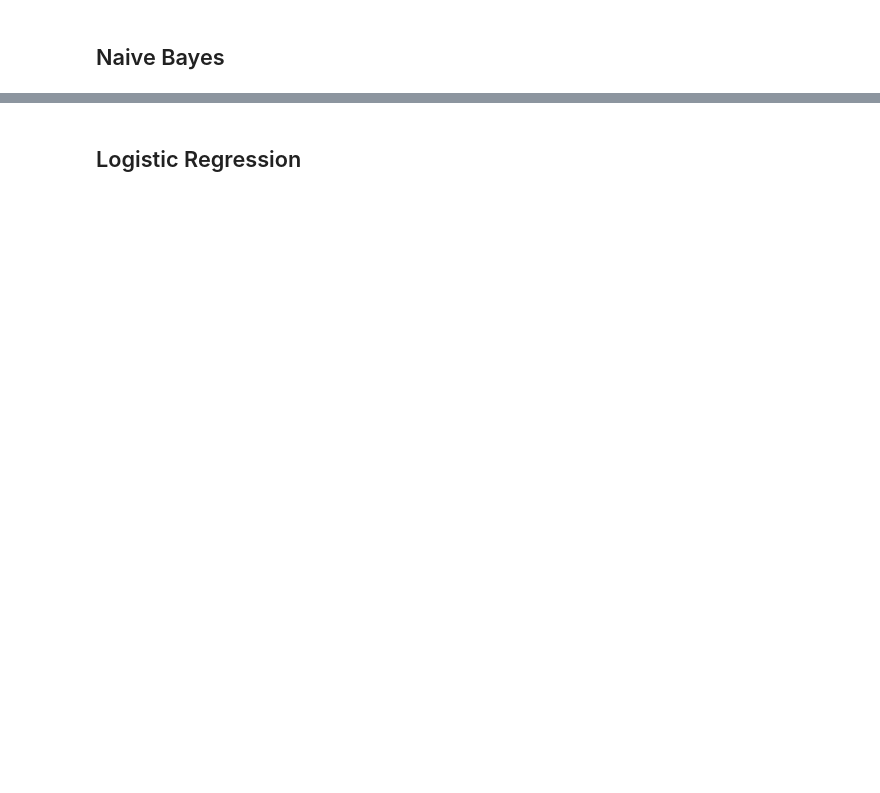
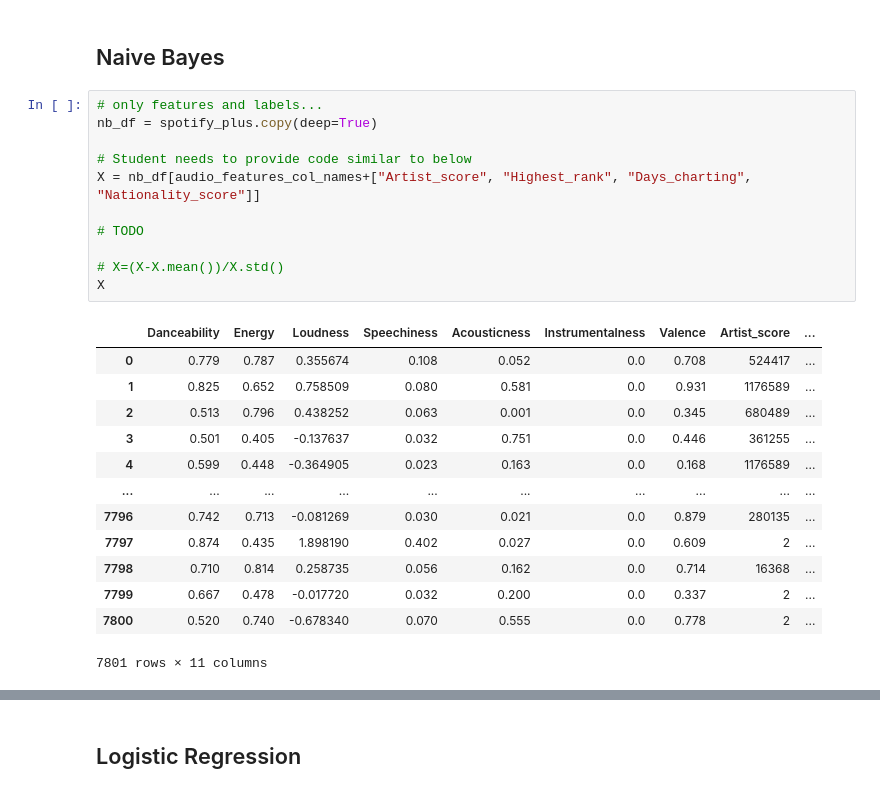
Before and after one commit to rm862/AML-spotify, a Jupyter notebook: classifying_popularity_more_features.ipynb, the cells around one changed output, grey strips where cells are left out. Saved outputs shown, nothing was run; the diff lists cells and outputs as text; blank space fills up the shorter version.

```diff
--- a/classifying_popularity_more_features.ipynb
+++ b/classifying_popularity_more_features.ipynb
@@ -601,2 +497,27 @@ memory usage: 32.6+ MB
 # %% [markdown]
 ## Naive Bayes
+# %%
+# only features and labels...
+nb_df = spotify_plus.copy(deep=True)
+
+# Student needs to provide code similar to below
+X = nb_df[audio_features_col_names+["Artist_score", "Highest_rank", "Days_charting", "Nationality_score"]]
+
+# TODO
+
+# X=(X-X.mean())/X.std()
+X
+# %% [output]
+|  | Danceability | Energy | Loudness | Speechiness | Acousticness | Instrumentalness | Valence | Artist_score | ... |
+| 0 | 0.779 | 0.787 | 0.355674 | 0.108 | 0.052 | 0.0 | 0.708 | 524417 | ... |
+| 1 | 0.825 | 0.652 | 0.758509 | 0.080 | 0.581 | 0.0 | 0.931 | 1176589 | ... |
+| 2 | 0.513 | 0.796 | 0.438252 | 0.063 | 0.001 | 0.0 | 0.345 | 680489 | ... |
+| 3 | 0.501 | 0.405 | -0.137637 | 0.032 | 0.751 | 0.0 | 0.446 | 361255 | ... |
+| 4 | 0.599 | 0.448 | -0.364905 | 0.023 | 0.163 | 0.0 | 0.168 | 1176589 | ... |
+| ... | ... | ... | ... | ... | ... | ... | ... | ... | ... |
+| 7796 | 0.742 | 0.713 | -0.081269 | 0.030 | 0.021 | 0.0 | 0.879 | 280135 | ... |
+| 7797 | 0.874 | 0.435 | 1.898190 | 0.402 | 0.027 | 0.0 | 0.609 | 2 | ... |
+| 7798 | 0.710 | 0.814 | 0.258735 | 0.056 | 0.162 | 0.0 | 0.714 | 16368 | ... |
+| 7799 | 0.667 | 0.478 | -0.017720 | 0.032 | 0.200 | 0.0 | 0.337 | 2 | ... |
+| 7800 | 0.520 | 0.740 | -0.678340 | 0.070 | 0.555 | 0.0 | 0.778 | 2 | ... |
+7801 rows × 11 columns
```
Also changed, not shown: parts of 31 cells of this notebook.
